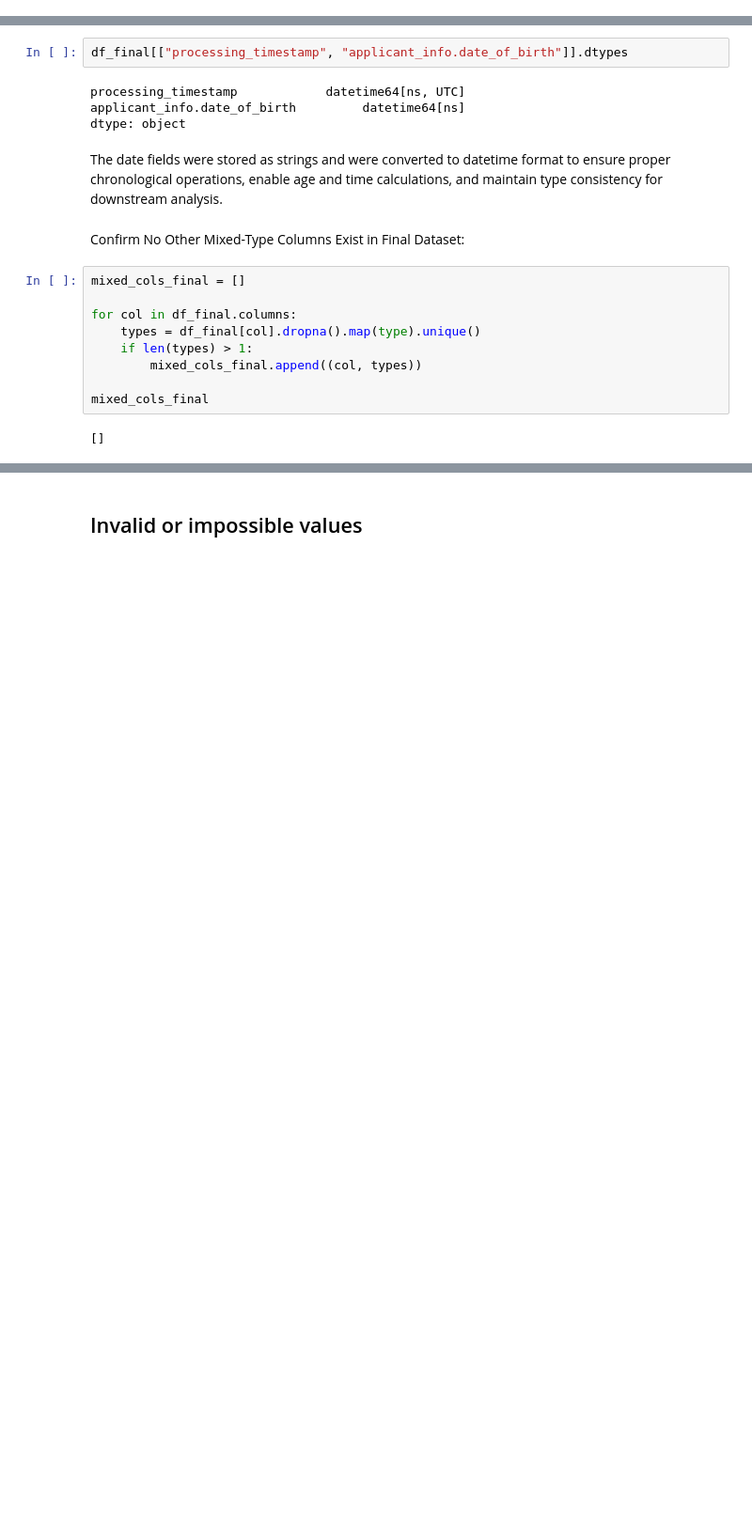
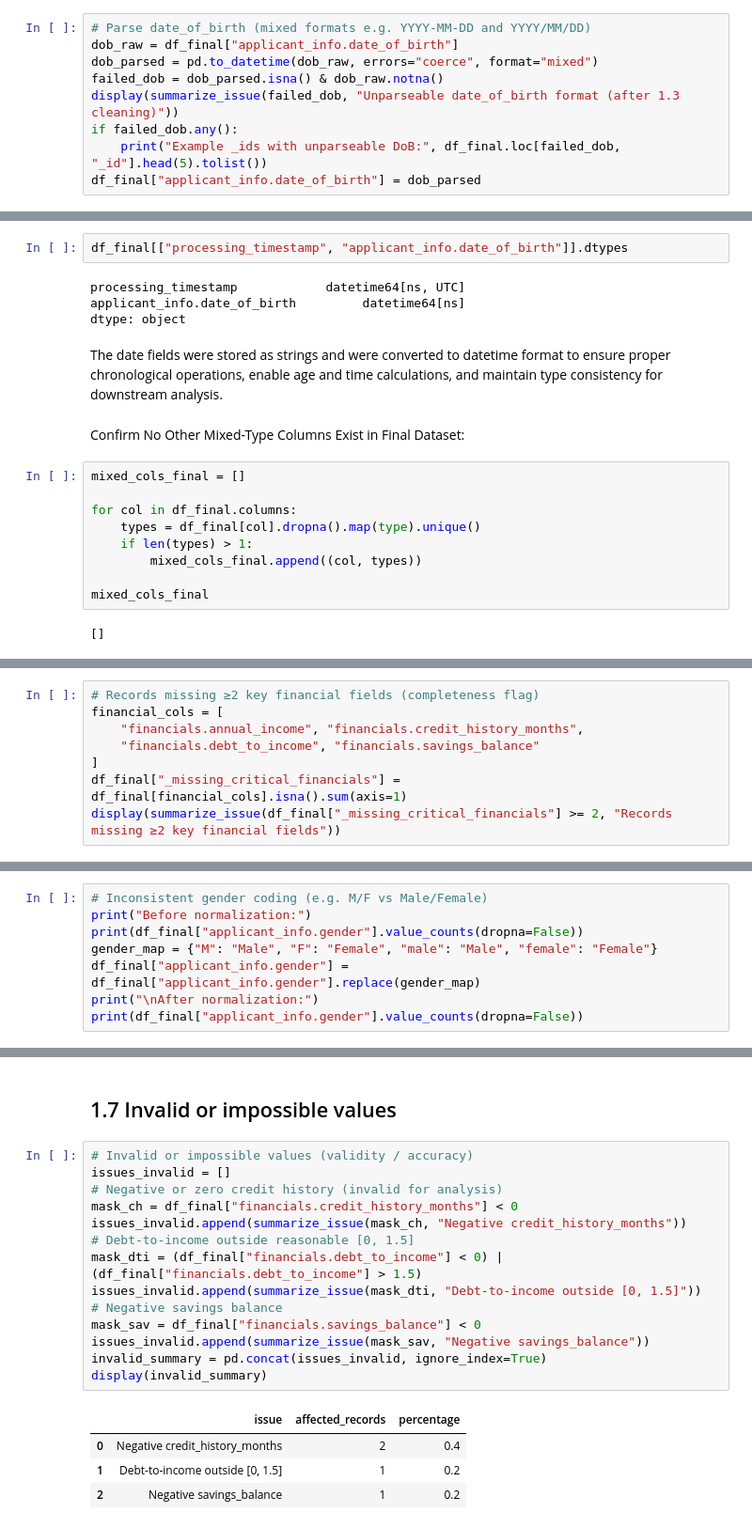
Before and after one commit to PC66323/2606_Data-Ecosystems_G14_novacred, a Jupyter notebook: notebooks/01-data-quality.ipynb, the cells around one changed output, grey strips where cells are left out. Shown at 94% size. Drawn from its saved outputs; the diff is of its cells as text; blank space fills up the shorter version.

```diff
--- a/notebooks/01-data-quality.ipynb
+++ b/notebooks/01-data-quality.ipynb
@@ -418,3 +434,12 @@ df_final["processing_timestamp"] = pd.to_datetime(
     df_final["processing_timestamp"],
     errors="coerce"
 )
+# %%
+# Parse date_of_birth (mixed formats e.g. YYYY-MM-DD and YYYY/MM/DD)
+dob_raw = df_final["applicant_info.date_of_birth"]
+dob_parsed = pd.to_datetime(dob_raw, errors="coerce", format="mixed")
+failed_dob = dob_parsed.isna() & dob_raw.notna()
+display(summarize_issue(failed_dob, "Unparseable date_of_birth format (after 1.3 cleaning)"))
+if failed_dob.any():
+    print("Example _ids with unparseable DoB:", df_final.loc[failed_dob, "_id"].head(5).tolist())
+df_final["applicant_info.date_of_birth"] = dob_parsed
@@ -443,0 +475,8 @@ mixed_cols_final
+# %%
+# Records missing ≥2 key financial fields (completeness flag)
+financial_cols = [
+    "financials.annual_income", "financials.credit_history_months",
+    "financials.debt_to_income", "financials.savings_balance"
+]
+df_final["_missing_critical_financials"] = df_final[financial_cols].isna().sum(axis=1)
+display(summarize_issue(df_final["_missing_critical_financials"] >= 2, "Records missing ≥2 key financial fields"))
@@ -459,0 +520,8 @@ NameError: name 'df_final' is not defined
+# %%
+# Inconsistent gender coding (e.g. M/F vs Male/Female)
+print("Before normalization:")
+print(df_final["applicant_info.gender"].value_counts(dropna=False))
+gender_map = {"M": "Male", "F": "Female", "male": "Male", "female": "Female"}
+df_final["applicant_info.gender"] = df_final["applicant_info.gender"].replace(gender_map)
+print("\nAfter normalization:")
+print(df_final["applicant_info.gender"].value_counts(dropna=False))
@@ -460,2 +542,21 @@ NameError: name 'df_final' is not defined
 # %% [markdown]
-## Invalid or impossible values
+## 1.7 Invalid or impossible values
+# %%
+# Invalid or impossible values (validity / accuracy)
+issues_invalid = []
+# Negative or zero credit history (invalid for analysis)
+mask_ch = df_final["financials.credit_history_months"] < 0
+issues_invalid.append(summarize_issue(mask_ch, "Negative credit_history_months"))
+# Debt-to-income outside reasonable [0, 1.5]
+mask_dti = (df_final["financials.debt_to_income"] < 0) | (df_final["financials.debt_to_income"] > 1.5)
+issues_invalid.append(summarize_issue(mask_dti, "Debt-to-income outside [0, 1.5]"))
+# Negative savings balance
+mask_sav = df_final["financials.savings_balance"] < 0
+issues_invalid.append(summarize_issue(mask_sav, "Negative savings_balance"))
+invalid_summary = pd.concat(issues_invalid, ignore_index=True)
+display(invalid_summary)
+# %% [output]
+|  | issue | affected_records | percentage |
+| 0 | Negative credit_history_months | 2 | 0.4 |
+| 1 | Debt-to-income outside [0, 1.5] | 1 | 0.2 |
+| 2 | Negative savings_balance | 1 | 0.2 |
```
Also changed, not shown: parts of 34 cells of this notebook, 1 other file.
